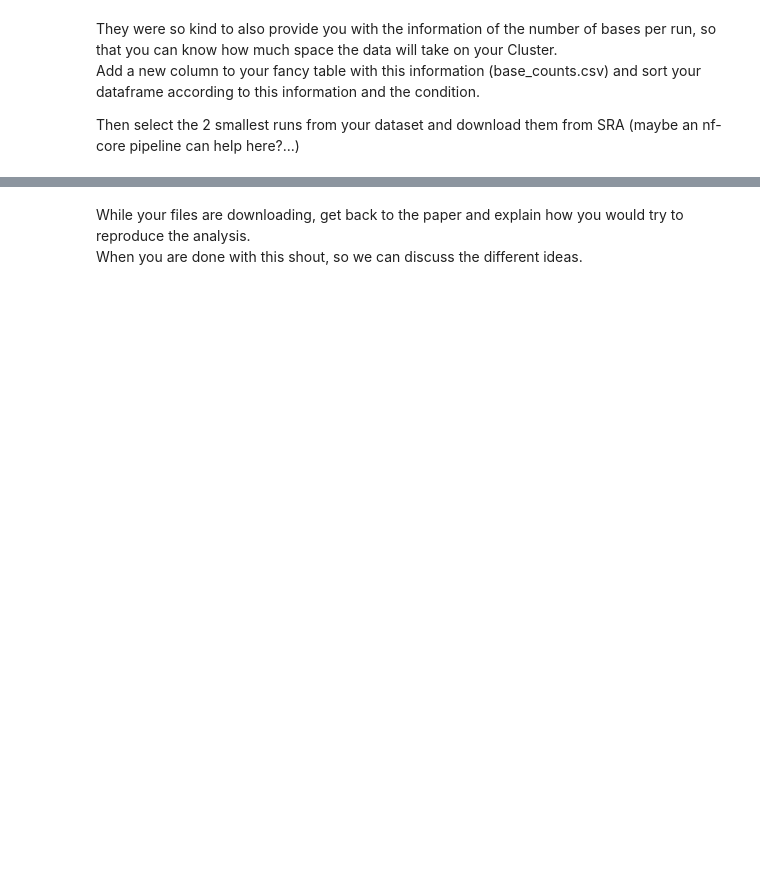
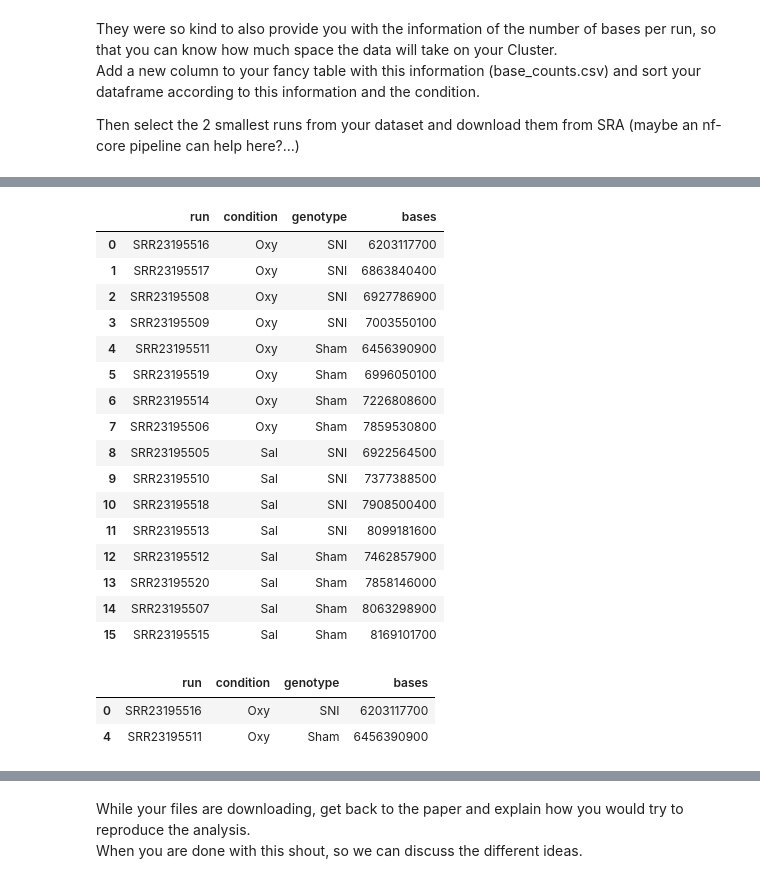
Before and after one commit to notdingling/computational-workflow-2026s-2026, a Jupyter notebook: day_02/day_02.ipynb, the cells around one changed output, grey strips where cells are left out. Cells and saved outputs as stored; diff of their text form; code cells hidden in the pictures; blank space fills up the shorter version.

```diff
--- a/day_02/day_02.ipynb
+++ b/day_02/day_02.ipynb
@@ -46,0 +149,32 @@ Then select the 2 smallest runs from your dataset and download them from SRA (ma
+# %%
+# sort
+
+tidy = tidy.sort_values(["condition","genotype", "bases"]).reset_index(drop=True)
+tidy
+# %% [output]
+|  | run | condition | genotype | bases |
+| 0 | SRR23195516 | Oxy | SNI | 6203117700 |
+| 1 | SRR23195517 | Oxy | SNI | 6863840400 |
+| 2 | SRR23195508 | Oxy | SNI | 6927786900 |
+| 3 | SRR23195509 | Oxy | SNI | 7003550100 |
+| 4 | SRR23195511 | Oxy | Sham | 6456390900 |
+| 5 | SRR23195519 | Oxy | Sham | 6996050100 |
+| 6 | SRR23195514 | Oxy | Sham | 7226808600 |
+| 7 | SRR23195506 | Oxy | Sham | 7859530800 |
+| 8 | SRR23195505 | Sal | SNI | 6922564500 |
+| 9 | SRR23195510 | Sal | SNI | 7377388500 |
+| 10 | SRR23195518 | Sal | SNI | 7908500400 |
+| 11 | SRR23195513 | Sal | SNI | 8099181600 |
+| 12 | SRR23195512 | Sal | Sham | 7462857900 |
+| 13 | SRR23195520 | Sal | Sham | 7858146000 |
+| 14 | SRR23195507 | Sal | Sham | 8063298900 |
+| 15 | SRR23195515 | Sal | Sham | 8169101700 |
+# %%
+# select 2 smallest run
+
+smallest = tidy.nsmallest(2, "bases")
+smallest
+# %% [output]
+|  | run | condition | genotype | bases |
+| 0 | SRR23195516 | Oxy | SNI | 6203117700 |
+| 4 | SRR23195511 | Oxy | Sham | 6456390900 |
```
Also changed, not shown: parts of 14 cells of this notebook, 9 other files.
